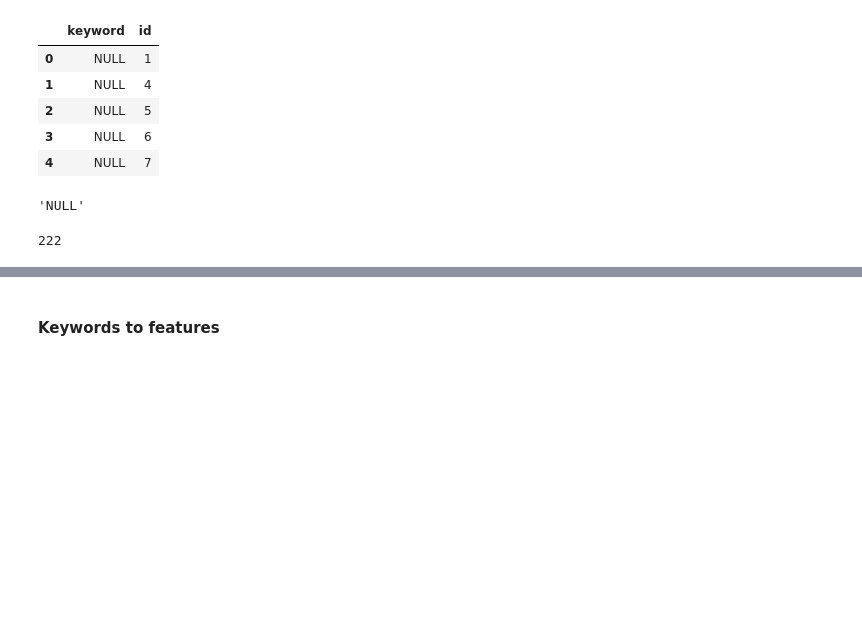
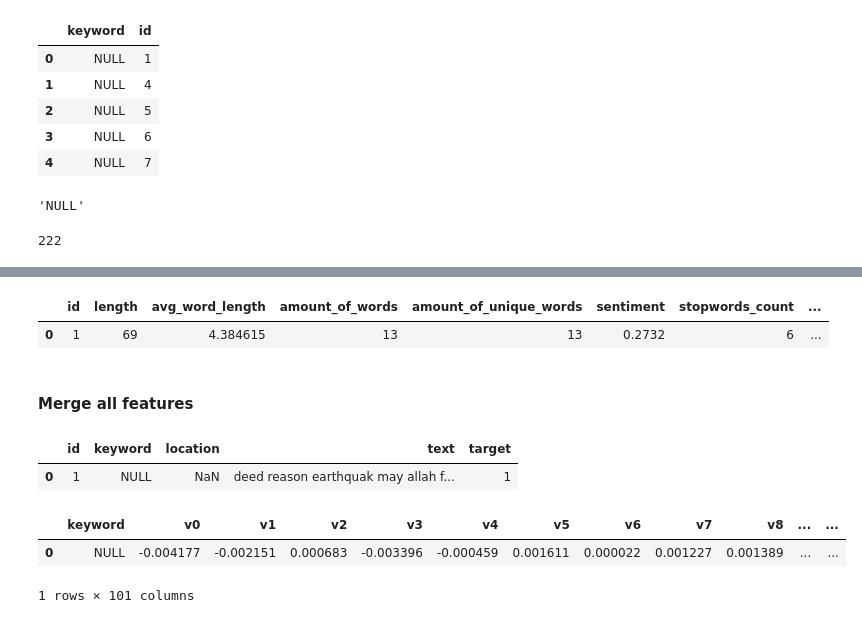
Before and after one commit to milemarchese/OrganizacionDeDatos, a Jupyter notebook: TP2/Modelo ML.ipynb, the cells around one changed output, grey strips where cells are left out. Cells and saved outputs as stored; diff of their text form; code cells hidden in the pictures; blank space fills up the shorter version.

```diff
--- a/TP2/Modelo ML.ipynb
+++ b/TP2/Modelo ML.ipynb
@@ -413,2 +412,7 @@ keyword_w2v
+# %%
+tweets_features.head(1)
+# %% [output]
+|  | id | length | avg_word_length | amount_of_words | amount_of_unique_words | sentiment | stopwords_count | ... |
+| 0 | 1 | 69 | 4.384615 | 13 | 13 | 0.2732 | 6 | ... |
 # %% [markdown]
-#### Keywords to features
+#### Merge all features
@@ -425,0 +419,11 @@ x_test = sc.transform(x_test)
+# %%
+tweets.head(1)
+# %% [output]
+|  | id | keyword | location | text | target |
+| 0 | 1 | NULL | NaN | deed reason earthquak may allah f... | 1 |
+# %%
+keyword_w2v.head(1)
+# %% [output]
+|  | keyword | v0 | v1 | v2 | v3 | v4 | v5 | v6 | v7 | v8 | ... | ... |
+| 0 | NULL | -0.004177 | -0.002151 | 0.000683 | -0.003396 | -0.000459 | 0.001611 | 0.000022 | 0.001227 | 0.001389 | ... | ... |
+1 rows × 101 columns
```
Also changed, not shown: parts of 35 cells of this notebook.
